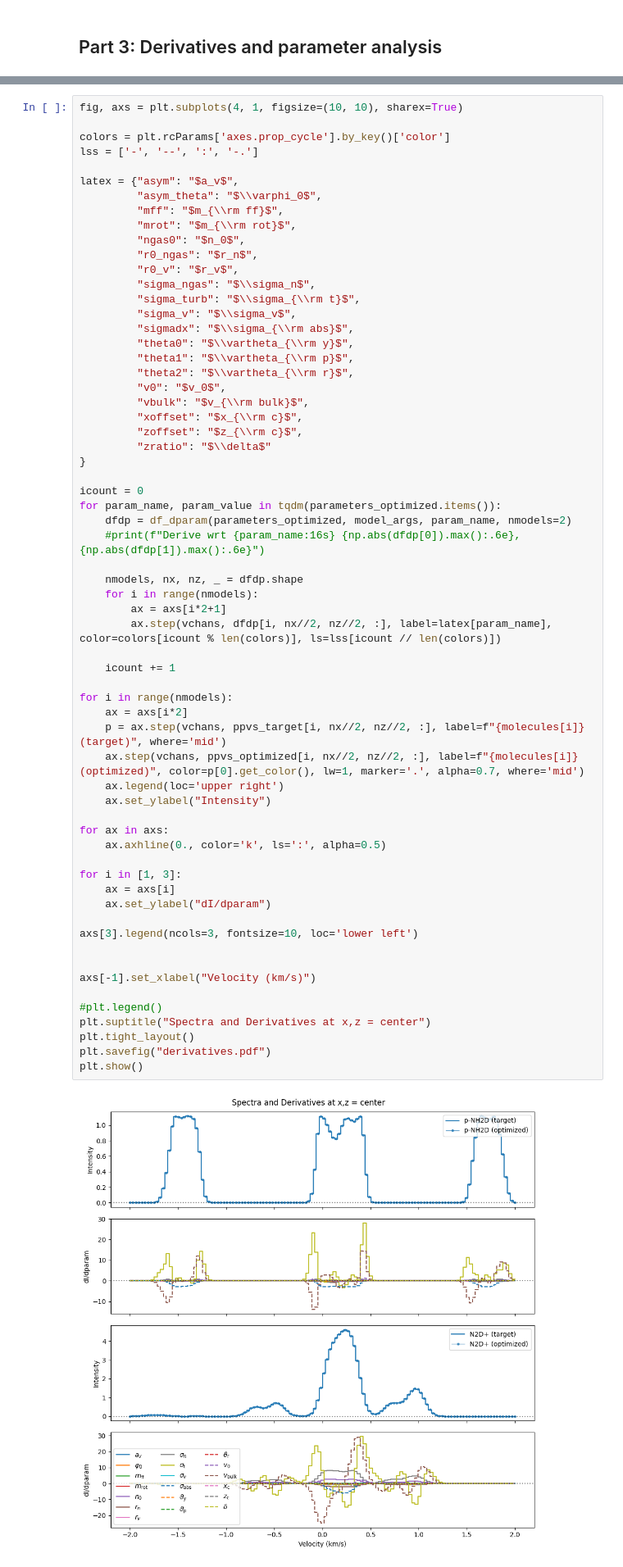
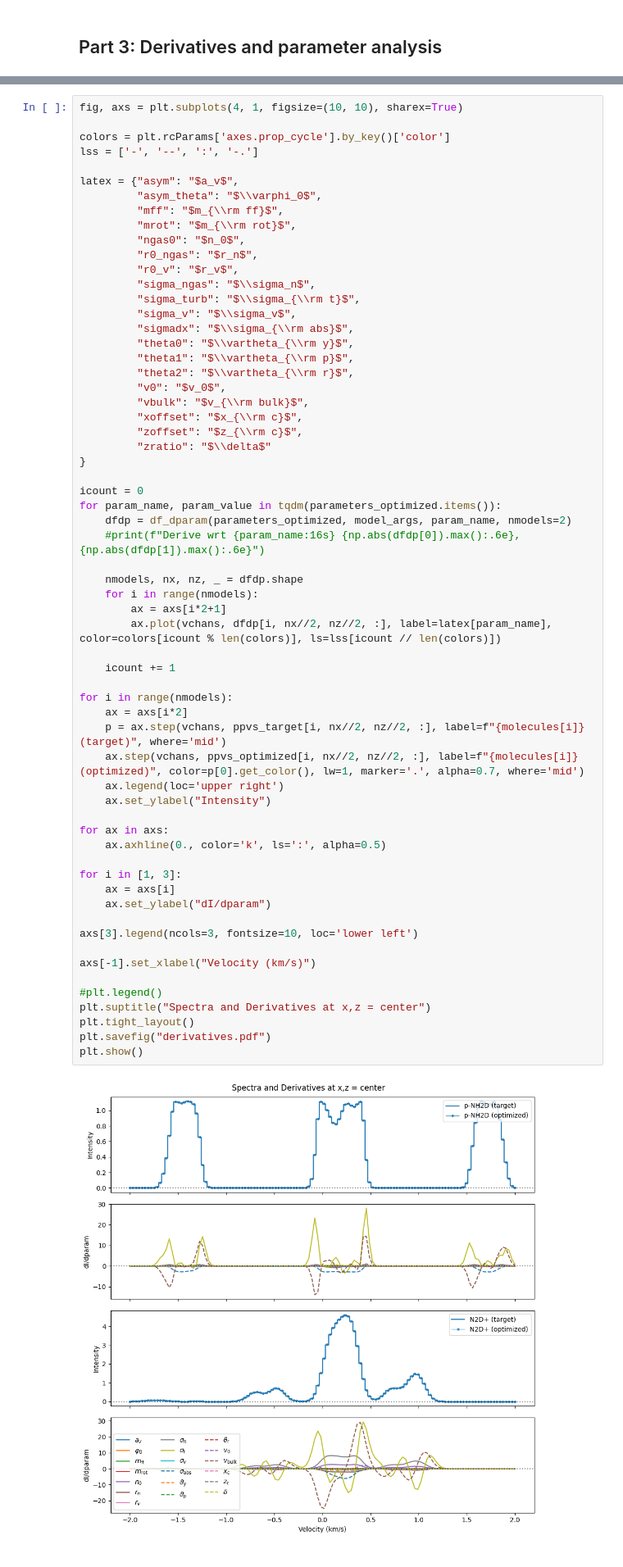
Before and after one commit to tgrassi/ppv_jax_public, a Jupyter notebook: test.ipynb, the cells around one changed output, grey strips where cells are left out. Shown at 82% size. Saved outputs shown, nothing was run; the diff lists cells and outputs as text.

Commit message:
minor plot fix

```diff
--- a/test.ipynb
+++ b/test.ipynb
@@ -279,36 +279,35 @@ for param_name, param_value in tqdm(parameters_optimized.items()):
     nmodels, nx, nz, _ = dfdp.shape
     for i in range(nmodels):
         ax = axs[i*2+1]
-        ax.step(vchans, dfdp[i, nx//2, nz//2, :], label=latex[param_name], color=colors[icount % len(colors)], ls=lss[icount // len(colors)])
+        ax.plot(vchans, dfdp[i, nx//2, nz//2, :], label=latex[param_name], color=colors[icount % len(colors)], ls=lss[icount // len(colors)])
 
     icount += 1
 
 for i in range(nmodels):
     ax = axs[i*2]
     p = ax.step(vchans, ppvs_target[i, nx//2, nz//2, :], label=f"{molecules[i]} (target)", where='mid')
     ax.step(vchans, ppvs_optimized[i, nx//2, nz//2, :], label=f"{molecules[i]} (optimized)", color=p[0].get_color(), lw=1, marker='.', alpha=0.7, where='mid')
     ax.legend(loc='upper right')
     ax.set_ylabel("Intensity")
 
 for ax in axs:
     ax.axhline(0., color='k', ls=':', alpha=0.5)
 
 for i in [1, 3]:
     ax = axs[i]
     ax.set_ylabel("dI/dparam")
 
 axs[3].legend(ncols=3, fontsize=10, loc='lower left')
 
-
 axs[-1].set_xlabel("Velocity (km/s)")
 
 #plt.legend()
 plt.suptitle("Spectra and Derivatives at x,z = center")
 plt.tight_layout()
 plt.savefig("derivatives.pdf")
 plt.show()
 # %% [output]
-[figure, old version]
+[figure, new version]
 # %% [markdown]
 ### Compare final parameter values with target and initial values
 # %%
```
Also changed, not shown: parts of 2 cells of this notebook.
